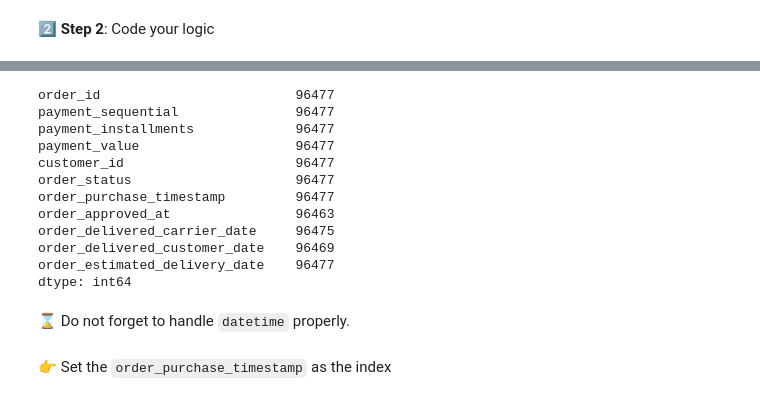
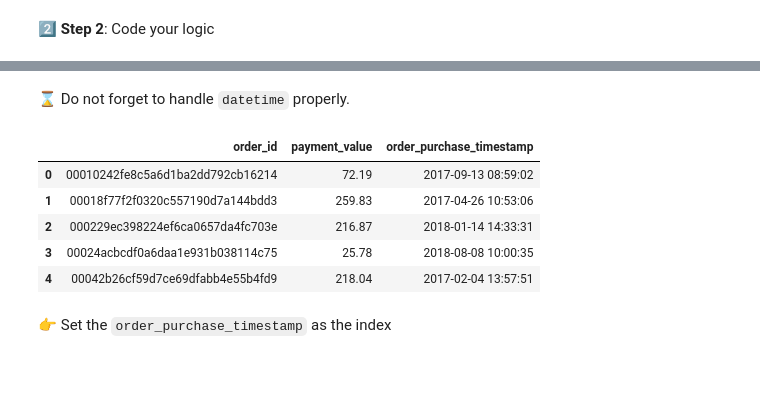
Before and after one commit to trouni/batch-1018, a Jupyter notebook: recaps/decision_science_day_1/recap_olist_01.ipynb, the cells around one changed output, grey strips where cells are left out. Saved outputs shown, nothing was run; the diff lists cells and outputs as text; code cells hidden in the pictures; blank space fills up the shorter version.

```diff
--- a/recaps/decision_science_day_1/recap_olist_01.ipynb
+++ b/recaps/decision_science_day_1/recap_olist_01.ipynb
@@ -94,17 +99,8 @@ orders.head()
 # %%
-payments.groupby('order_id').sum().merge(orders, on='order_id').query('order_status=="delivered"')
+payments = data['order_payments'].groupby('order_id').sum() \
+                      .merge(data['orders'], on='order_id') \
+                      .query('order_status == "delivered"')
+
+# payments_filtered = payments[payments.order_status == 'delivered']
-# %% [output]
-order_id                         96477
-payment_sequential               96477
-payment_installments             96477
-payment_value                    96477
-customer_id                      96477
-order_status                     96477
-order_purchase_timestamp         96477
-order_approved_at                96463
-order_delivered_carrier_date     96475
-order_delivered_customer_date    96469
-order_estimated_delivery_date    96477
-dtype: int64
 # %% [markdown]
 ⌛️ Do not forget to handle `datetime` properly.
@@ -113,2 +110,11 @@ dtype: int64
+# %%
+payments.head()
+# %% [output]
+|  | order_id | payment_value | order_purchase_timestamp |
+| 0 | 00010242fe8c5a6d1ba2dd792cb16214 | 72.19 | 2017-09-13 08:59:02 |
+| 1 | 00018f77f2f0320c557190d7a144bdd3 | 259.83 | 2017-04-26 10:53:06 |
+| 2 | 000229ec398224ef6ca0657da4fc703e | 216.87 | 2018-01-14 14:33:31 |
+| 3 | 00024acbcdf0a6daa1e931b038114c75 | 25.78 | 2018-08-08 10:00:35 |
+| 4 | 00042b26cf59d7ce69dfabb4e55b4fd9 | 218.04 | 2017-02-04 13:57:51 |
 # %% [markdown]
 👉 Set the `order_purchase_timestamp` as the index
```
Also changed, not shown: parts of 14 cells of this notebook.
